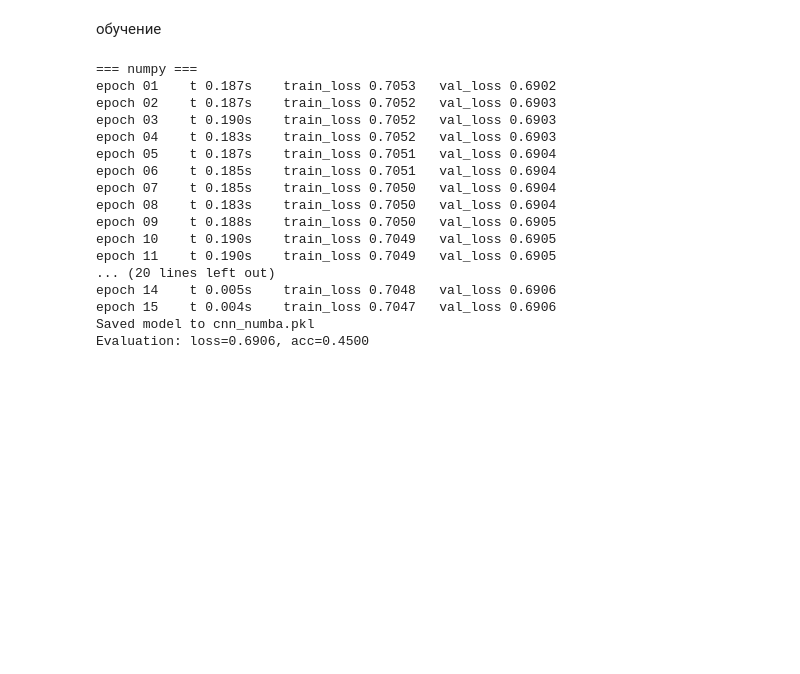
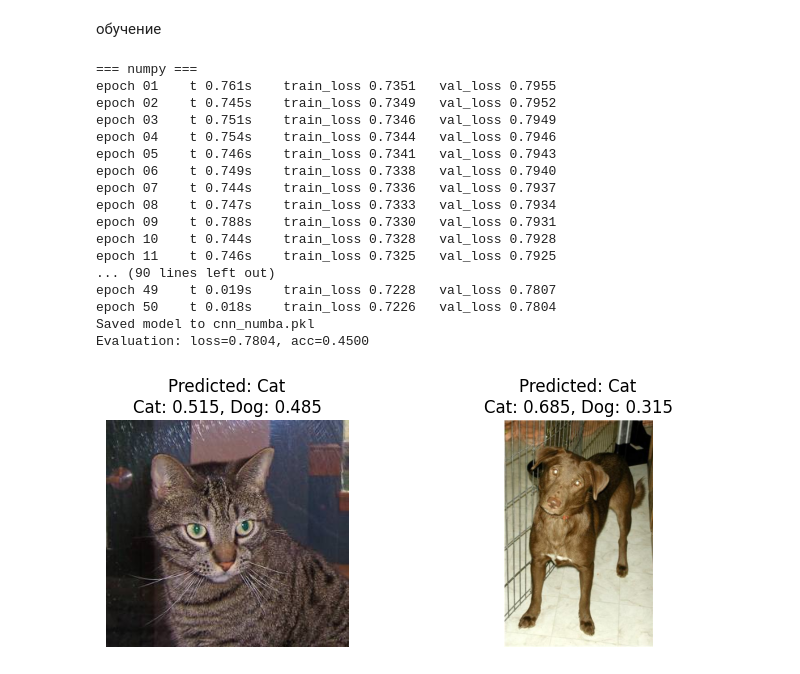
Before and after one commit to Ksenia869/cuda, a Jupyter notebook: practice2.ipynb, the cells around one changed output. Drawn from its saved outputs; the diff is of its cells as text; code cells hidden in the pictures; blank space fills up the shorter version.

```diff
--- a/practice2.ipynb
+++ b/practice2.ipynb
@@ -542,28 +543,66 @@ if __name__ == '__main__':
     base_dir = os.path.dirname('C:/Users/user/Desktop/cuda/')
     results = []
     histories = {}
-    cpu_dt, cpu_loss, cpu_acc, cpu_history = benchmark_backend(base_dir, backend='numpy', epochs=15, lr=0.1, image_size=8)
+    cpu_dt, cpu_loss, cpu_acc, cpu_history = benchmark_backend(base_dir, backend='numpy', epochs=50, lr=0.1, image_size=16)
     results.append(('numpy', cpu_dt, cpu_loss, cpu_acc))
     histories['numpy'] = cpu_history
 
-    numba_dt, numba_loss, numba_acc, numba_history = benchmark_backend(base_dir, backend='numba', epochs=15, lr=0.1, image_size=8)
+    numba_dt, numba_loss, numba_acc, numba_history = benchmark_backend(base_dir, backend='numba', epochs=50, lr=0.1, image_size=16)
     results.append(('numba', numba_dt, numba_loss, numba_acc))
     histories['numba'] = numba_history
 # %% [output]
 === numpy ===
-epoch 01    t 0.187s    train_loss 0.7053   val_loss 0.6902
-epoch 02    t 0.187s    train_loss 0.7052   val_loss 0.6903
-epoch 03    t 0.190s    train_loss 0.7052   val_loss 0.6903
-epoch 04    t 0.183s    train_loss 0.7052   val_loss 0.6903
-epoch 05    t 0.187s    train_loss 0.7051   val_loss 0.6904
-epoch 06    t 0.185s    train_loss 0.7051   val_loss 0.6904
-epoch 07    t 0.185s    train_loss 0.7050   val_loss 0.6904
-epoch 08    t 0.183s    train_loss 0.7050   val_loss 0.6904
-epoch 09    t 0.188s    train_loss 0.7050   val_loss 0.6905
-epoch 10    t 0.190s    train_loss 0.7049   val_loss 0.6905
-epoch 11    t 0.190s    train_loss 0.7049   val_loss 0.6905
-... (20 lines left out)
-epoch 14    t 0.005s    train_loss 0.7048   val_loss 0.6906
-epoch 15    t 0.004s    train_loss 0.7047   val_loss 0.6906
+epoch 01    t 0.761s    train_loss 0.7351   val_loss 0.7955
+epoch 02    t 0.745s    train_loss 0.7349   val_loss 0.7952
+epoch 03    t 0.751s    train_loss 0.7346   val_loss 0.7949
+epoch 04    t 0.754s    train_loss 0.7344   val_loss 0.7946
+epoch 05    t 0.746s    train_loss 0.7341   val_loss 0.7943
+epoch 06    t 0.749s    train_loss 0.7338   val_loss 0.7940
+epoch 07    t 0.744s    train_loss 0.7336   val_loss 0.7937
+epoch 08    t 0.747s    train_loss 0.7333   val_loss 0.7934
+epoch 09    t 0.788s    train_loss 0.7330   val_loss 0.7931
+epoch 10    t 0.744s    train_loss 0.7328   val_loss 0.7928
+epoch 11    t 0.746s    train_loss 0.7325   val_loss 0.7925
+... (90 lines left out)
+epoch 49    t 0.019s    train_loss 0.7228   val_loss 0.7807
+epoch 50    t 0.018s    train_loss 0.7226   val_loss 0.7804
 Saved model to cnn_numba.pkl
-Evaluation: loss=0.6906, acc=0.4500
+Evaluation: loss=0.7804, acc=0.4500
+# %%
+def predict_image(image_path, model, image_size=8):
+    im = Image.open(image_path).convert('L').resize((image_size, image_size))
+    arr = np.asarray(im, dtype=np.float32) / 255.0
+    X = arr[None, None, :, :]
+
+    logits, _ = model.predict(X)
+    pred = np.argmax(logits, axis=1)[0]
+    probs = np.exp(logits - np.max(logits, axis=1, keepdims=True))
+    probs = probs / np.sum(probs, axis=1, keepdims=True)
+
+    class_names = ["Cat", "Dog"]
+    return class_names[pred], probs[0]
+# %%
+model_np = Model.from_file('cnn_numpy.pkl')
+model_nb = Model.from_file('cnn_numba.pkl')
+
+cat_img = 'Cat/1.jpg'
+dog_img = 'Dog/1.jpg'
+
+cat_pred, cat_probs = predict_image(cat_img, model_np, image_size=16)
+dog_pred, dog_probs = predict_image(dog_img, model_np, image_size=16)
+
+fig, axes = plt.subplots(1, 2, figsize=(8, 3))
+im1 = Image.open(cat_img)
+axes[0].imshow(im1,)
+axes[0].set_title(f"Predicted: {cat_pred}\nCat: {cat_probs[0]:.3f}, Dog: {cat_probs[1]:.3f}")
+axes[0].axis('off')
+
+im2 = Image.open(dog_img)
+axes[1].imshow(im2)
+axes[1].set_title(f"Predicted: {dog_pred}\nCat: {dog_probs[0]:.3f}, Dog: {dog_probs[1]:.3f}")
+axes[1].axis('off')
+
+plt.tight_layout()
+plt.show()
+# %% [output]
+[figure, added]
```
Also changed, not shown: parts of 3 cells of this notebook, 2 other files.
